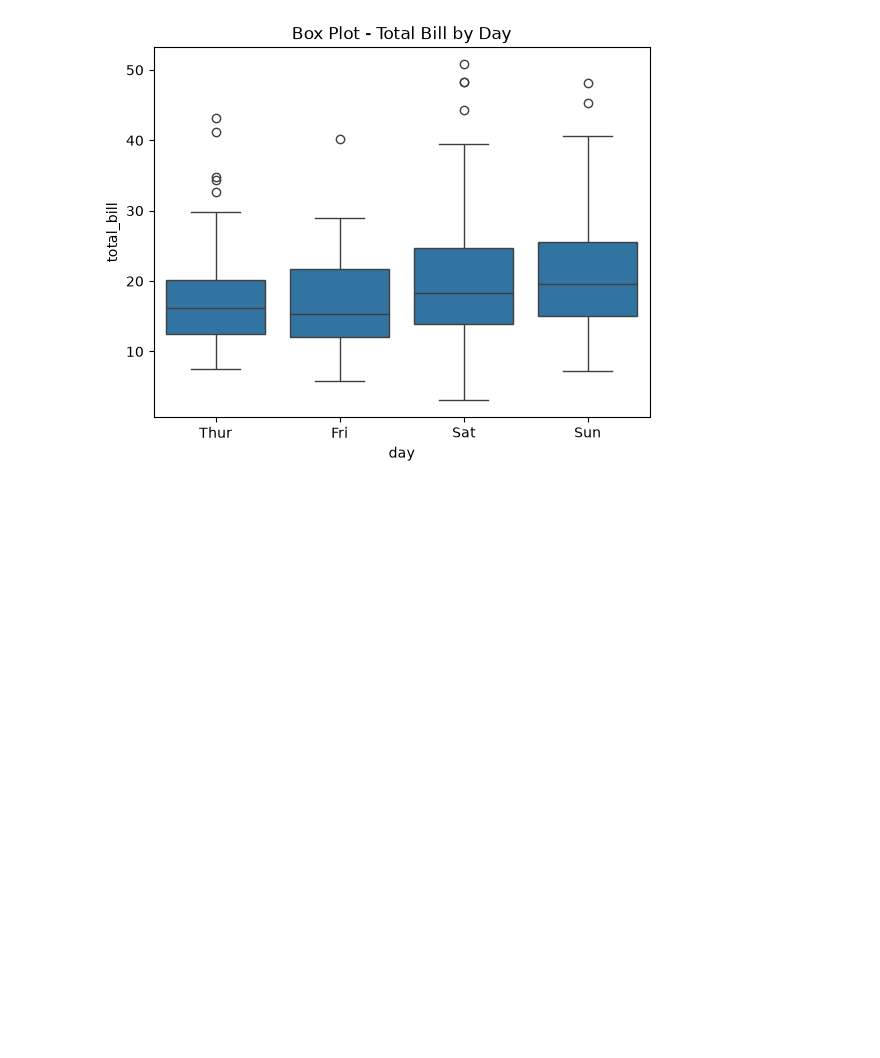
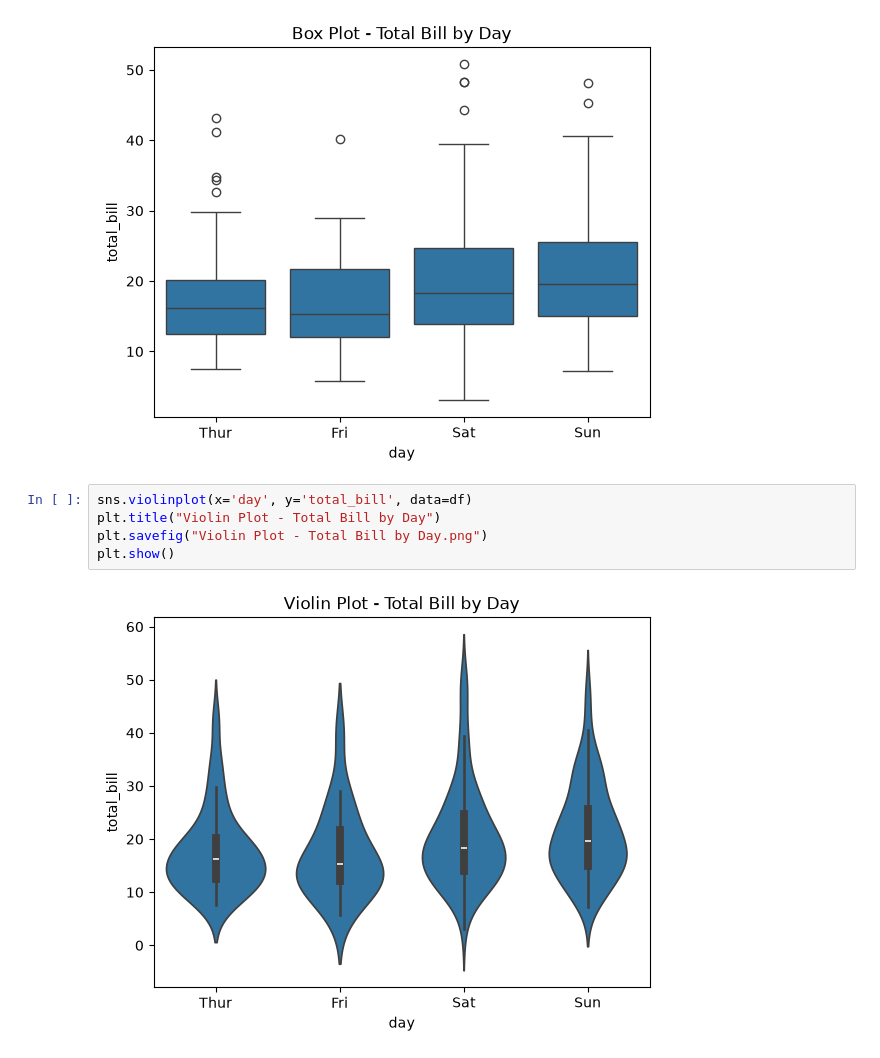
Before and after one commit to kalairajatechp/matplotlib, a Jupyter notebook: histogram_analysis.ipynb, the cells around one changed output. Drawn from its saved outputs; the diff is of its cells as text; blank space fills up the shorter version.

```diff
--- a/histogram_analysis.ipynb
+++ b/histogram_analysis.ipynb
@@ -74,3 +74,10 @@ plt.savefig("Box Plot - Total Bill by Day.png")
 plt.show()
 # %% [output]
 [figure]
+# %%
+sns.violinplot(x='day', y='total_bill', data=df)
+plt.title("Violin Plot - Total Bill by Day")
+plt.savefig("Violin Plot - Total Bill by Day.png")
+plt.show()
+# %% [output]
+[figure, added]
```
